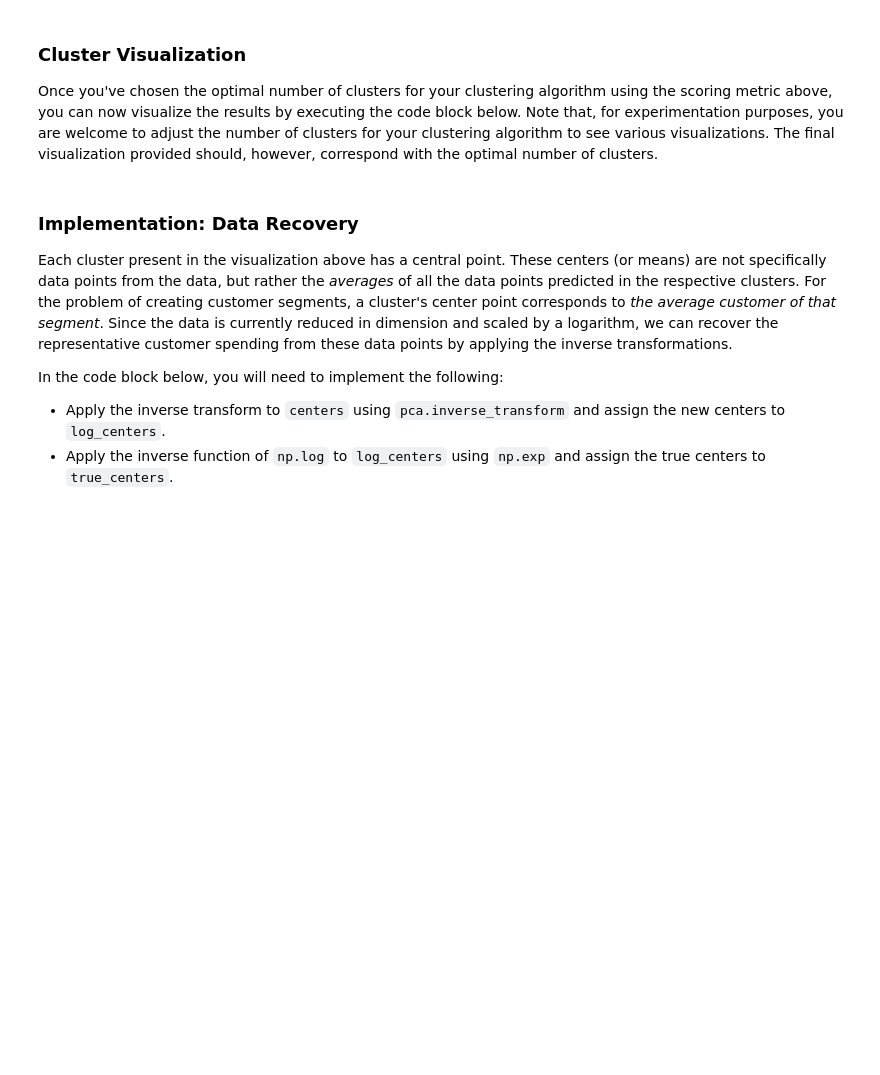
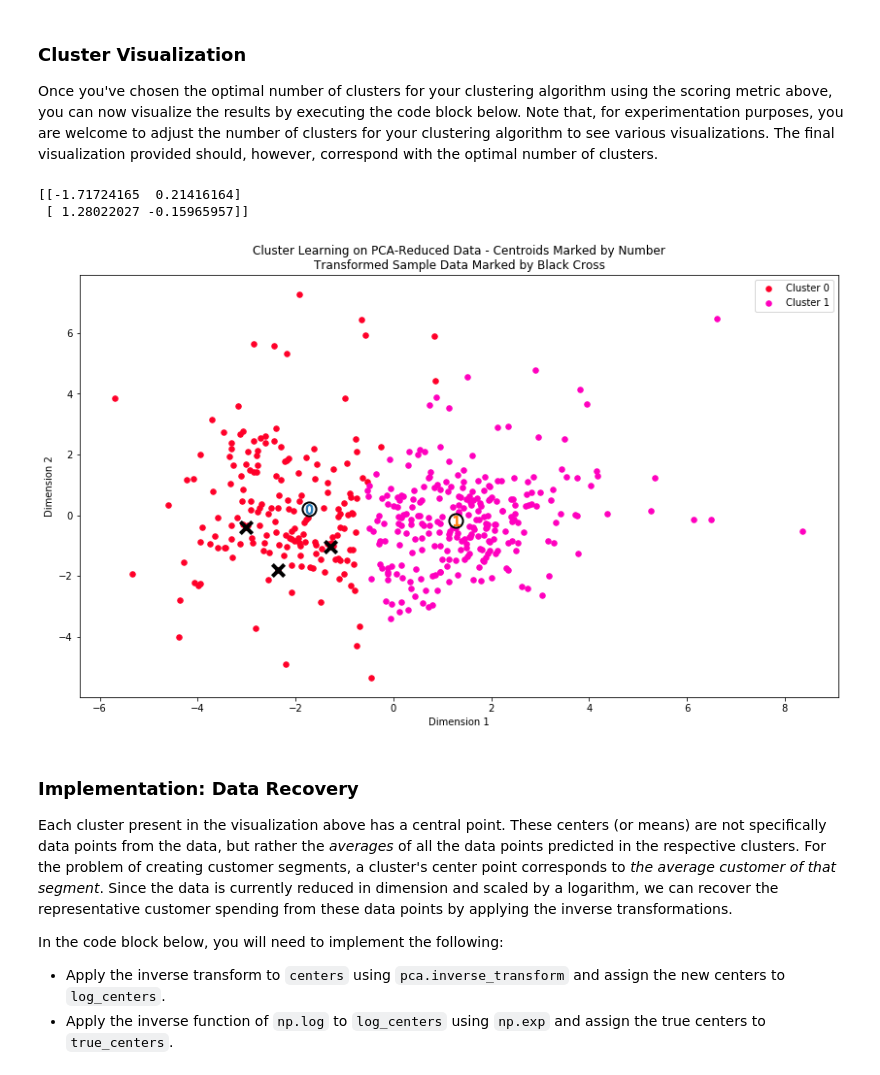
Before and after one commit to vaibhavchakki/customer_segments, a Jupyter notebook: customer_segments.ipynb, the cells around one changed output. Cells and saved outputs as stored; diff of their text form; code cells hidden in the pictures; blank space fills up the shorter version.

```diff
--- a/customer_segments.ipynb
+++ b/customer_segments.ipynb
@@ -393,7 +522,18 @@ score = None
 Once you've chosen the optimal number of clusters for your clustering algorithm using the scoring metric above, you can now visualize the results by executing the code block below. Note that, for experimentation purposes, you are welcome to adjust the number of clusters for your clustering algorithm to see various visualizations. The final visualization provided should, however, correspond with the optimal number of clusters.
 # %%
 # Display the results of the clustering from implementation
+#clusterer = KMeans(n_clusters=2, random_state=42).fit(reduced_data)
+clusterer = GaussianMixture(n_components=2, covariance_type='spherical', random_state=42).fit(reduced_data)
+preds = clusterer.predict(reduced_data)
+#centers = clusterer.cluster_centers_
+centers = clusterer.means_
+print(centers)
+sample_preds = clusterer.predict(pca_samples)
 vs.cluster_results(reduced_data, preds, centers, pca_samples)
+# %% [output]
+[[-1.71724165  0.21416164]
+ [ 1.28022027 -0.15965957]]
+[figure, added]
 # %% [markdown]
 ### Implementation: Data Recovery
 Each cluster present in the visualization above has a central point. These centers (or means) are not specifically data points from the data, but rather the *averages* of all the data points predicted in the respective clusters. For the problem of creating customer segments, a cluster's center point corresponds to *the average customer of that segment*. Since the data is currently reduced in dimension and scaled by a logarithm, we can recover the representative customer spending from these data points by applying the inverse transformations.
```
Also changed, not shown: parts of 31 cells of this notebook, 2 other files.
